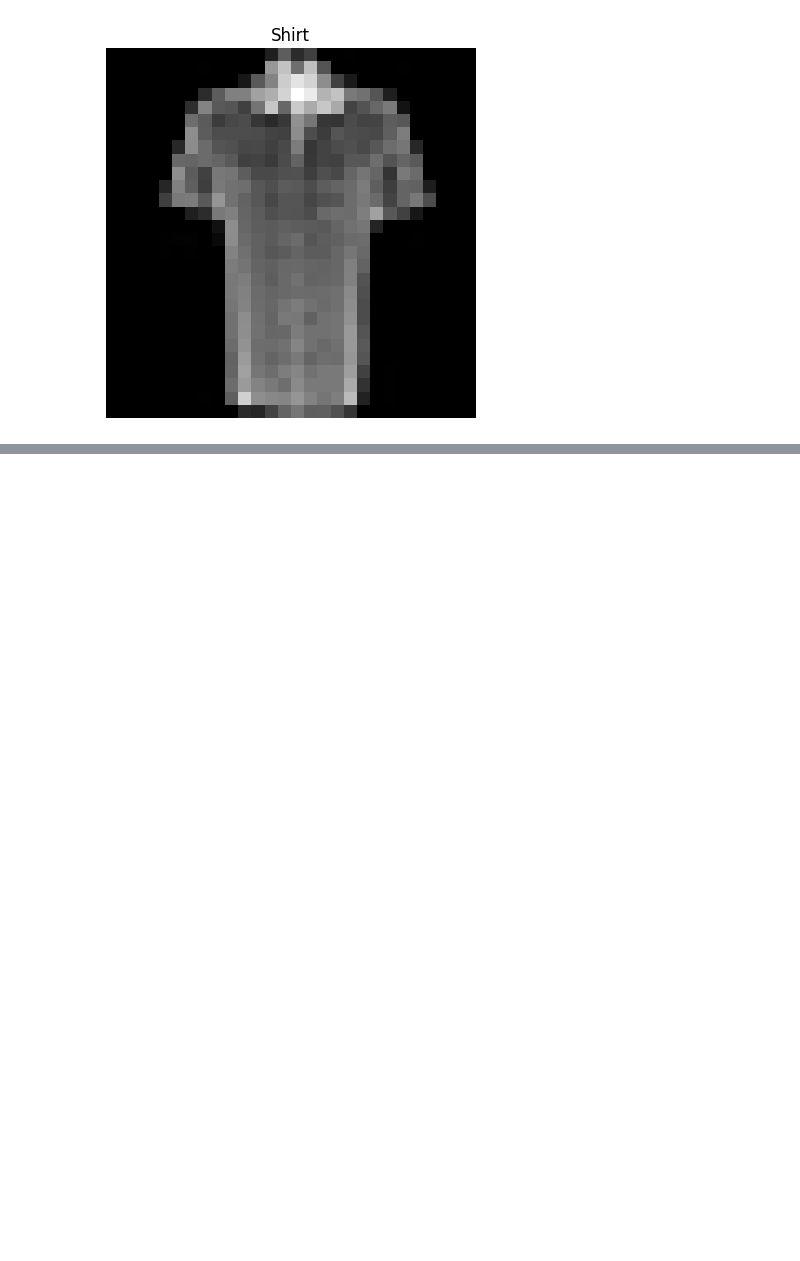
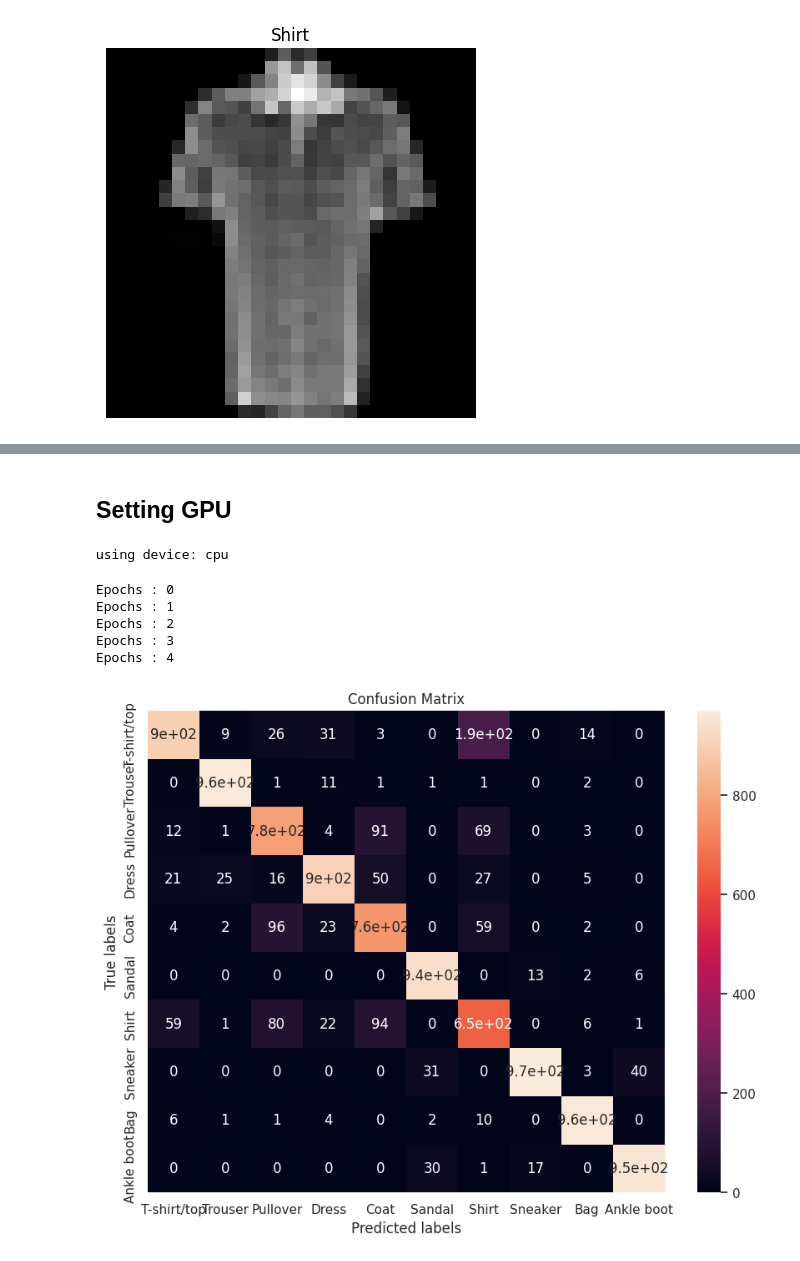
Before and after one commit to Sunday-Okey/Computer_Vision_Project, a Jupyter notebook: Computer_Vision.ipynb, the cells around one changed output, grey strips where cells are left out. Drawn from its saved outputs; the diff is of its cells as text; code cells hidden in the pictures; blank space fills up the shorter version.

```diff
--- a/Computer_Vision.ipynb
+++ b/Computer_Vision.ipynb
@@ -226,0 +409,55 @@ Label: 6, Label size: torch.Size([])
+# %% [markdown]
+## Setting GPU
+# %%
+USE_GPU = True
+
+dtype = torch.float32 # we will be using float throughout this tutorial
+
+if USE_GPU and torch.cuda.is_available():
+    device = torch.device('cuda')
+else:
+    device = torch.device('cpu')
+
+# Constant to control how frequently we print train loss
+print_every = 100
+
+print('using device:', device)
+# %% [output]
+using device: cpu
+# %%
+#Let us initialise loss function and optimiser function
+criterion = nn.CrossEntropyLoss() # define loss for multiclass classification
+optimizer = optim.Adam(model1.parameters(), lr=2e-3) # define the optimizer
+
+training_loss,testing_loss,test_confusion,test_classification=Train_and_Test(train_loader,test_loader,model1,criterion,optimizer,device,epochs=5,verbose=True)
+# %% [output]
+Epochs : 0
+Epochs : 1
+Epochs : 2
+Epochs : 3
+Epochs : 4
+# %%
+#Create a function to visualize confussion matrix
+def plot_confussion_matrix(cm):
+
+  """
+  Plot the confussion matrix
+  arg:
+    cm:confussion matric object
+
+  return:
+    nothing
+  """
+  ax=plt.subplot()
+  ss.heatmap(cm,annot=True,ax=ax)
+  ss.set(rc={'figure.figsize':(11.7,8.27)})
+  # labels, title and ticks
+  ax.set_xlabel('Predicted labels')
+  ax.set_ylabel('True labels')
+  ax.set_title('Confusion Matrix')
+  ax.xaxis.set_ticklabels(class_names)
+  ax.yaxis.set_ticklabels(class_names)
+# %%
+plot_confussion_matrix(test_confusion)
+# %% [output]
+[figure, added]
```
Also changed, not shown: parts of 12 cells of this notebook, 1 other file.
